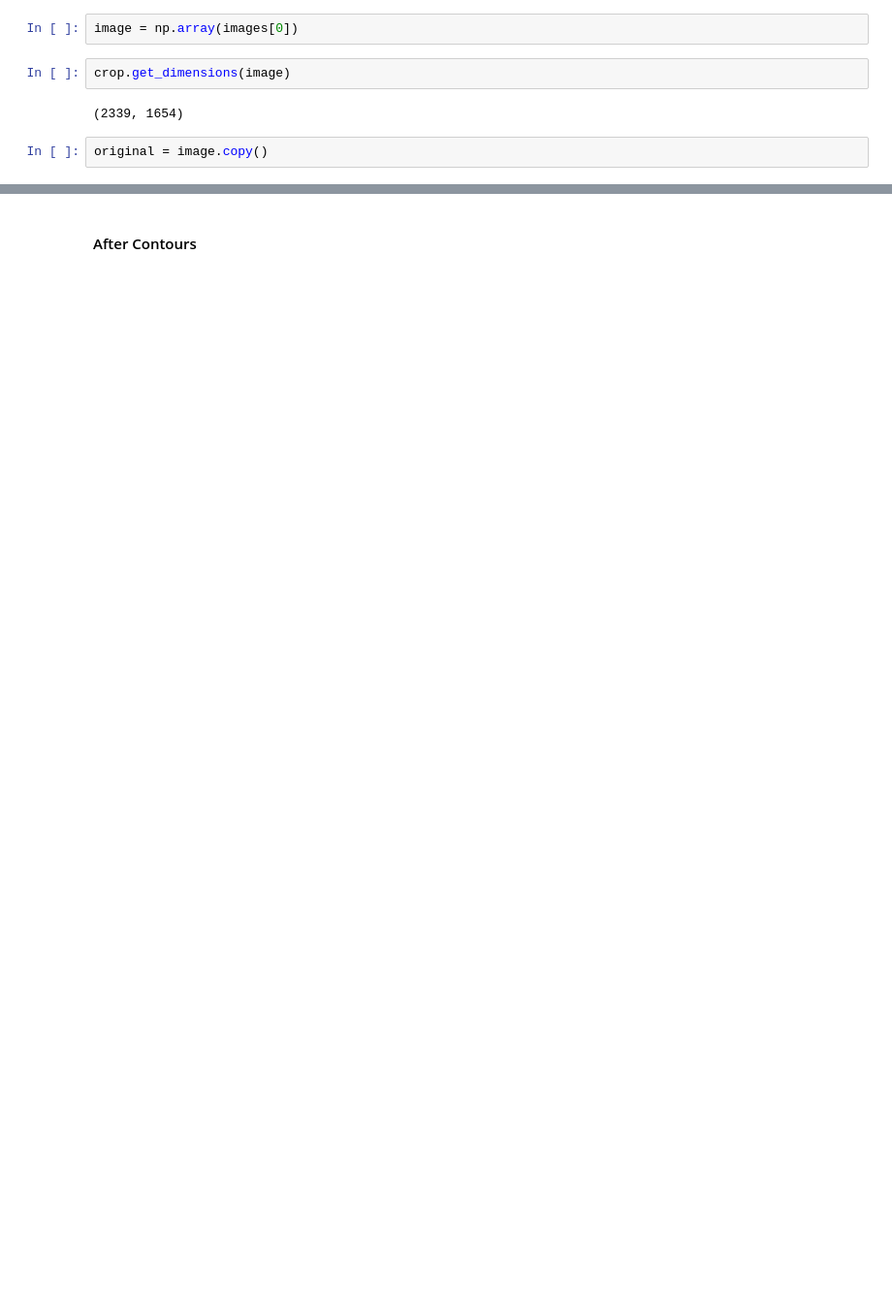
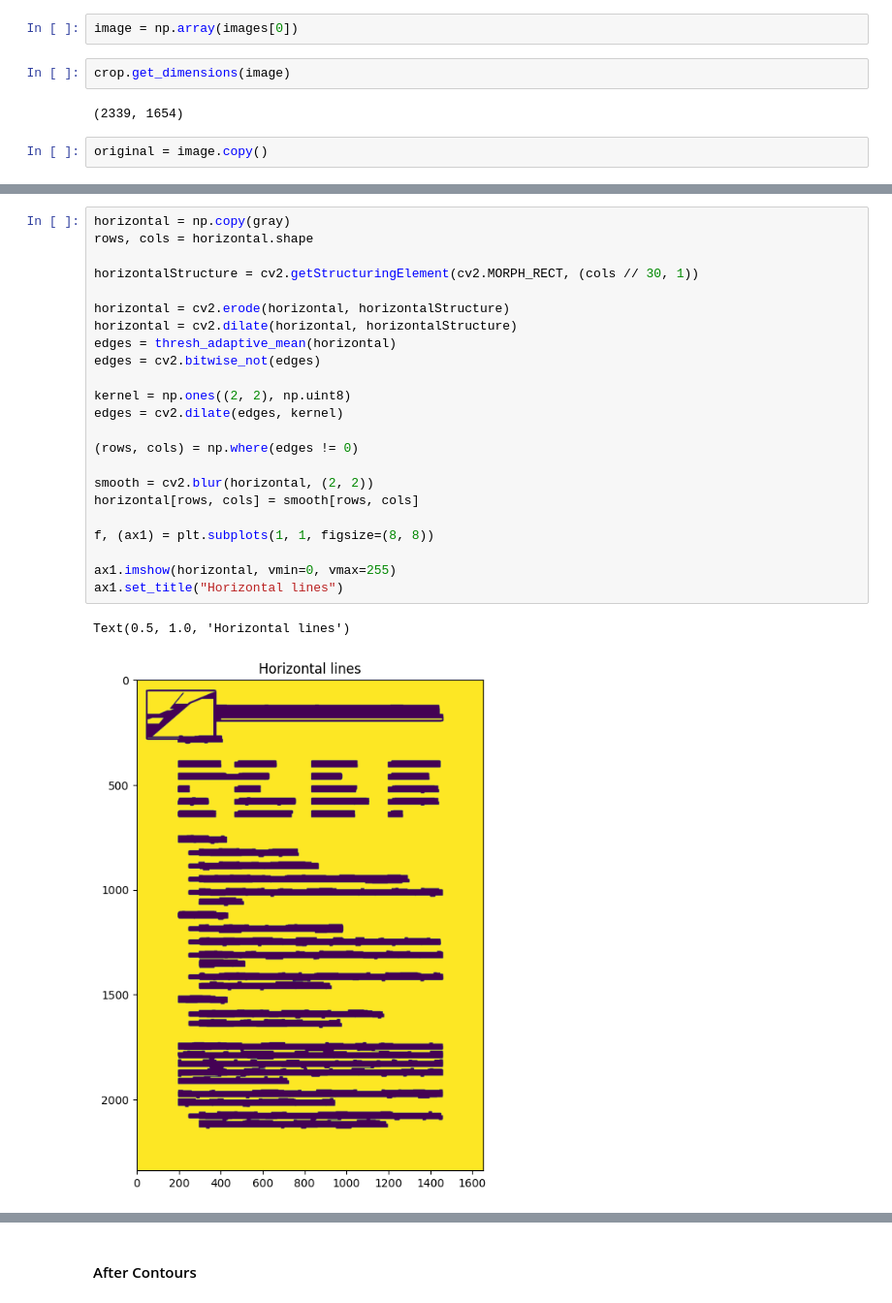
Before and after one commit to sayantani86/UnstructuredDataAPI, a Jupyter notebook: Image_Utils.ipynb, the cells around one changed output, grey strips where cells are left out. Shown at 97% size. Drawn from its saved outputs; the diff is of its cells as text; blank space fills up the shorter version.

```diff
--- a/Image_Utils.ipynb
+++ b/Image_Utils.ipynb
@@ -119,0 +58,26 @@ thresh = thresh_otsu(blur)[1]
+# %%
+horizontal = np.copy(gray)
+rows, cols = horizontal.shape
+
+horizontalStructure = cv2.getStructuringElement(cv2.MORPH_RECT, (cols // 30, 1))
+
+horizontal = cv2.erode(horizontal, horizontalStructure)
+horizontal = cv2.dilate(horizontal, horizontalStructure)
+edges = thresh_adaptive_mean(horizontal)
+edges = cv2.bitwise_not(edges)
+
+kernel = np.ones((2, 2), np.uint8)
+edges = cv2.dilate(edges, kernel)
+
+(rows, cols) = np.where(edges != 0)
+
+smooth = cv2.blur(horizontal, (2, 2))
+horizontal[rows, cols] = smooth[rows, cols]
+
+f, (ax1) = plt.subplots(1, 1, figsize=(8, 8))
+
+ax1.imshow(horizontal, vmin=0, vmax=255)
+ax1.set_title("Horizontal lines")
+# %% [output]
+Text(0.5, 1.0, 'Horizontal lines')
+[figure, added]
```
Also changed, not shown: parts of 36 cells of this notebook, 4 other files.
